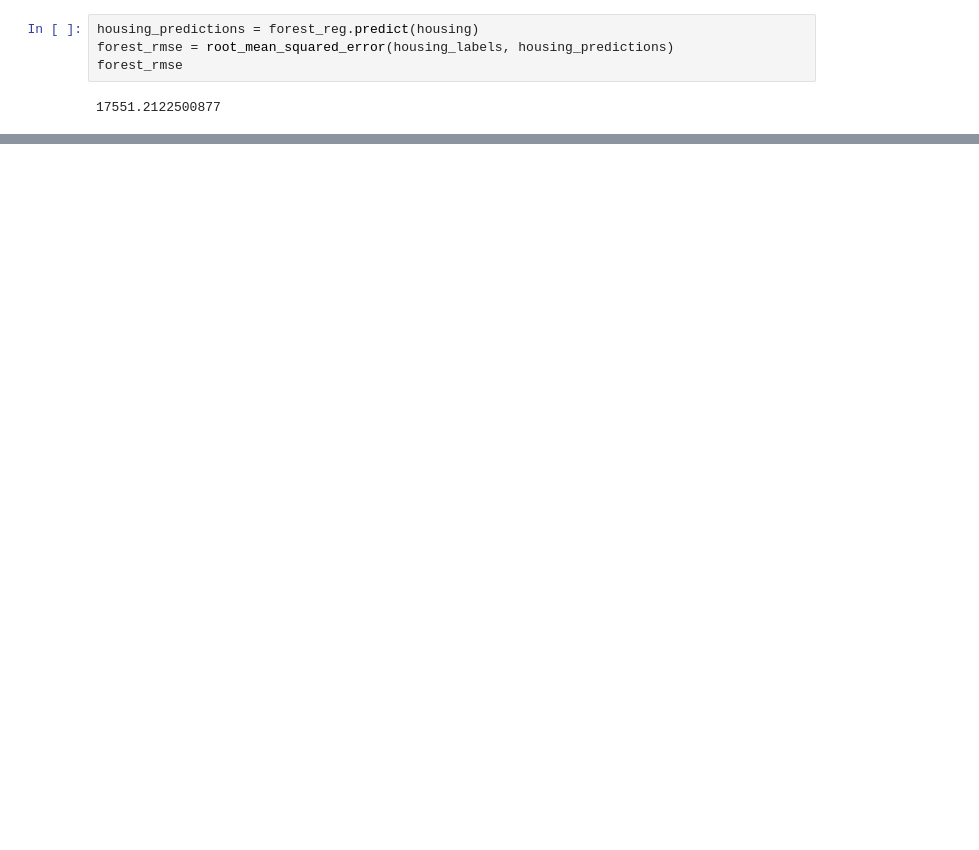
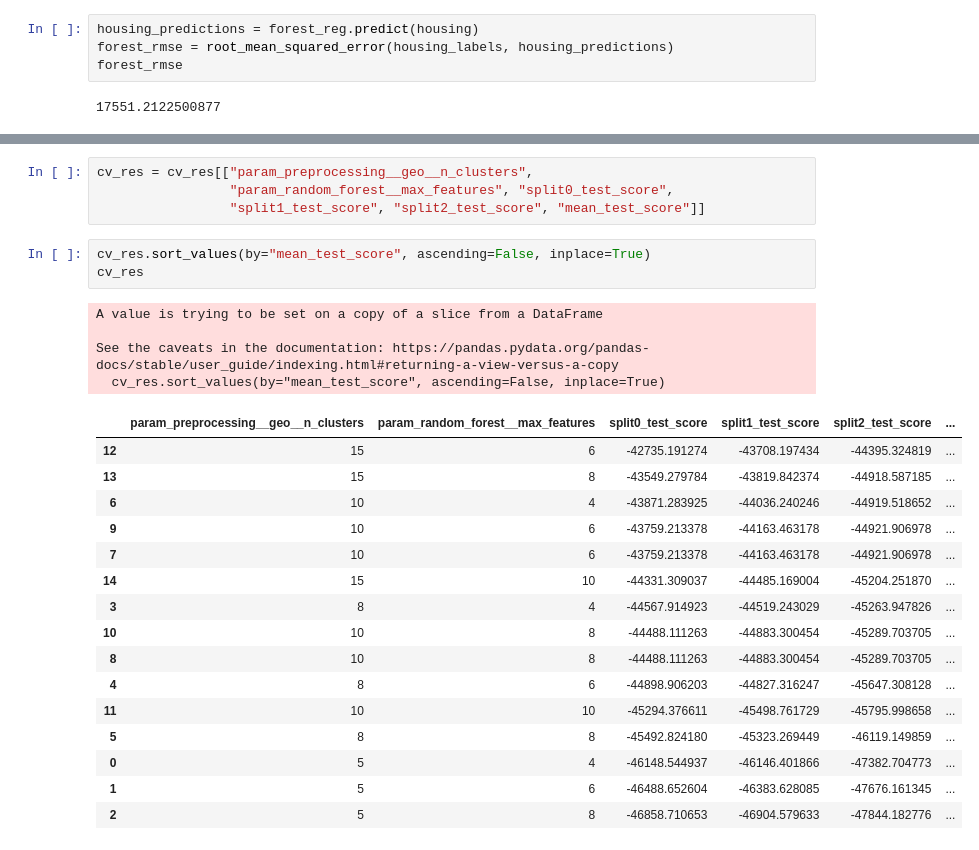
Before and after one commit to 19mddill/ML_Aurelien, a Jupyter notebook: california_housing.ipynb, the cells around one changed output, grey strips where cells are left out. Saved outputs shown, nothing was run; the diff lists cells and outputs as text; blank space fills up the shorter version.

```diff
--- a/california_housing.ipynb
+++ b/california_housing.ipynb
@@ -1143,0 +1218,28 @@ dtype: float64
+# %%
+cv_res = cv_res[["param_preprocessing__geo__n_clusters",
+                 "param_random_forest__max_features", "split0_test_score",
+                 "split1_test_score", "split2_test_score", "mean_test_score"]]
+# %%
+cv_res.sort_values(by="mean_test_score", ascending=False, inplace=True)
+cv_res
+# %% [output]
+A value is trying to be set on a copy of a slice from a DataFrame
+
+See the caveats in the documentation: https://pandas.pydata.org/pandas-docs/stable/user_guide/indexing.html#returning-a-view-versus-a-copy
+  cv_res.sort_values(by="mean_test_score", ascending=False, inplace=True)
+|  | param_preprocessing__geo__n_clusters | param_random_forest__max_features | split0_test_score | split1_test_score | split2_test_score | ... |
+| 12 | 15 | 6 | -42735.191274 | -43708.197434 | -44395.324819 | ... |
+| 13 | 15 | 8 | -43549.279784 | -43819.842374 | -44918.587185 | ... |
+| 6 | 10 | 4 | -43871.283925 | -44036.240246 | -44919.518652 | ... |
+| 9 | 10 | 6 | -43759.213378 | -44163.463178 | -44921.906978 | ... |
+| 7 | 10 | 6 | -43759.213378 | -44163.463178 | -44921.906978 | ... |
+| 14 | 15 | 10 | -44331.309037 | -44485.169004 | -45204.251870 | ... |
+| 3 | 8 | 4 | -44567.914923 | -44519.243029 | -45263.947826 | ... |
+| 10 | 10 | 8 | -44488.111263 | -44883.300454 | -45289.703705 | ... |
+| 8 | 10 | 8 | -44488.111263 | -44883.300454 | -45289.703705 | ... |
+| 4 | 8 | 6 | -44898.906203 | -44827.316247 | -45647.308128 | ... |
+| 11 | 10 | 10 | -45294.376611 | -45498.761729 | -45795.998658 | ... |
+| 5 | 8 | 8 | -45492.824180 | -45323.269449 | -46119.149859 | ... |
+| 0 | 5 | 4 | -46148.544937 | -46146.401866 | -47382.704773 | ... |
+| 1 | 5 | 6 | -46488.652604 | -46383.628085 | -47676.161345 | ... |
+| 2 | 5 | 8 | -46858.710653 | -46904.579633 | -47844.182776 | ... |
```
Also changed, not shown: parts of 11 cells of this notebook.
